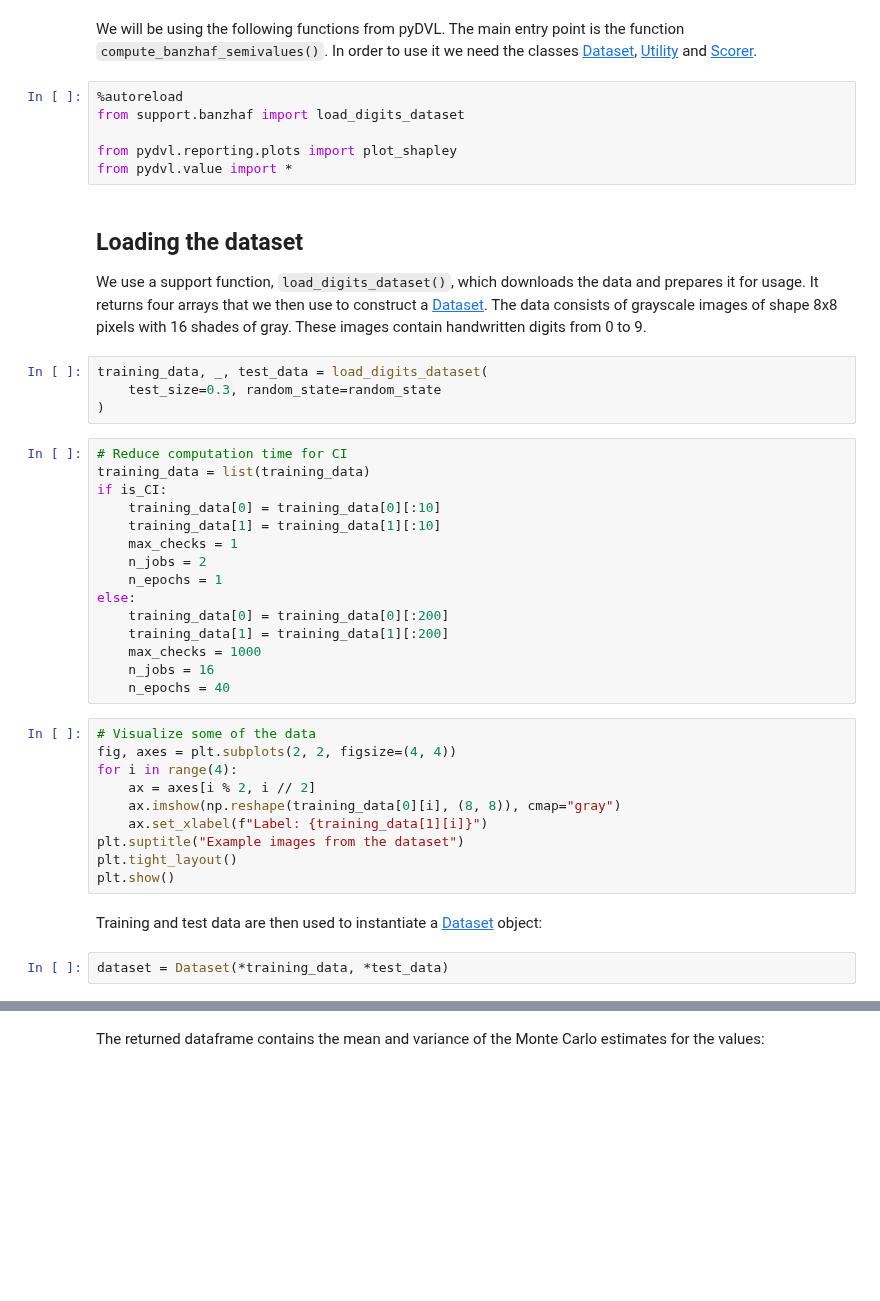
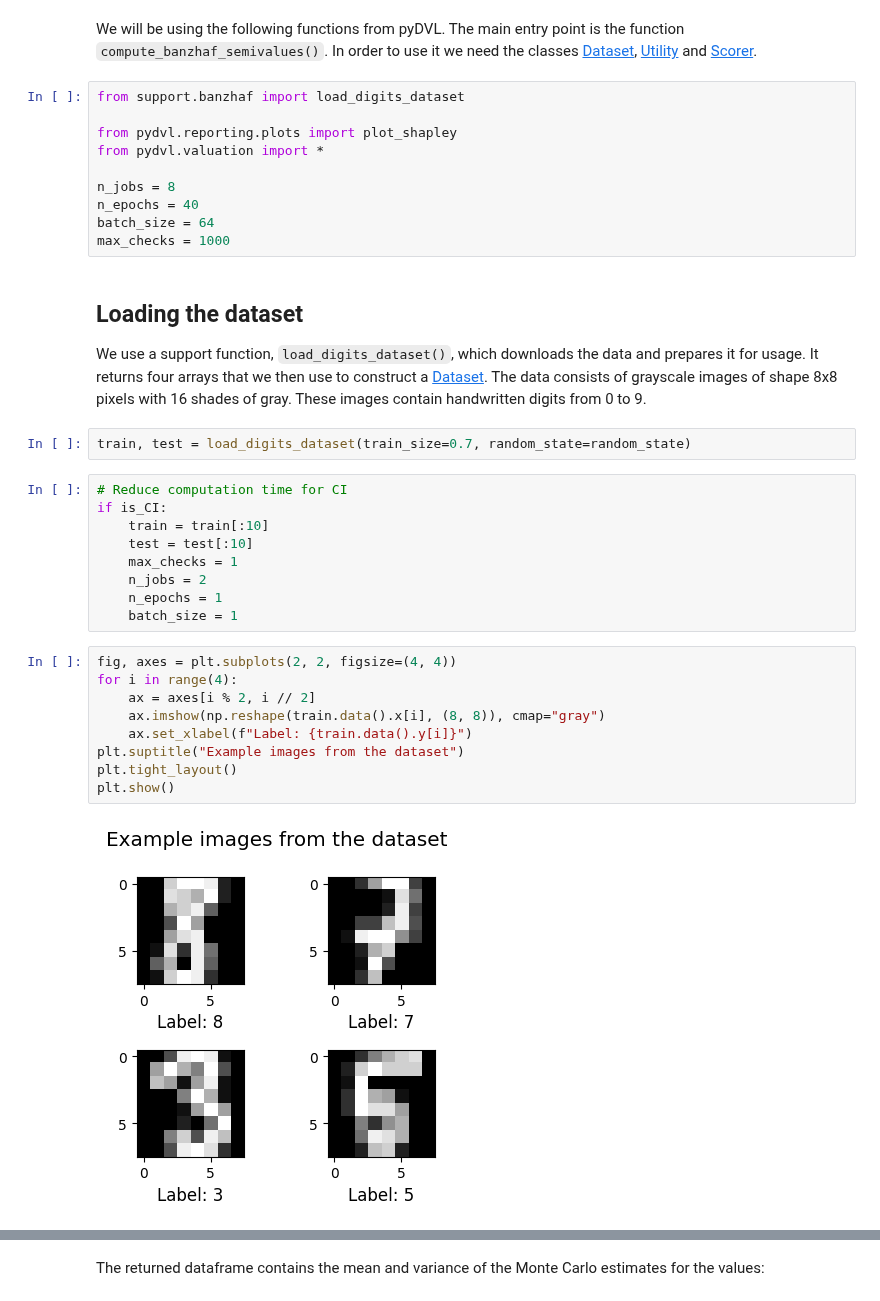
Before and after one commit to aai-institute/pyDVL, a Jupyter notebook: notebooks/msr_banzhaf_digits.ipynb, the cells around one changed output, grey strips where cells are left out. Saved outputs shown, nothing was run; the diff lists cells and outputs as text; blank space fills up the shorter version.

```diff
--- a/notebooks/msr_banzhaf_digits.ipynb
+++ b/notebooks/msr_banzhaf_digits.ipynb
@@ -43,48 +39,41 @@ random.seed(random_state)
 We will be using the following functions from pyDVL. The main entry point is the function `compute_banzhaf_semivalues()`.
 In order to use it we need the classes [Dataset](../../api/pydvl/utils/dataset/#pydvl.utils.dataset.Dataset), [Utility](../../api/pydvl/utils/utility/#pydvl.utils.utility.Utility) and [Scorer](../../api/pydvl/utils/score/#pydvl.utils.score.Scorer).
 # %%
-%autoreload
 from support.banzhaf import load_digits_dataset
 
 from pydvl.reporting.plots import plot_shapley
-from pydvl.value import *
+from pydvl.valuation import *
+
+n_jobs = 8
+n_epochs = 40
+batch_size = 64
+max_checks = 1000
 # %% [markdown]
 ## Loading the dataset
 
 We use a support function, `load_digits_dataset()`, which downloads the data and prepares it for usage. It returns four arrays that we then use to construct a [Dataset](../../api/pydvl/utils/dataset/#pydvl.utils.dataset.Dataset). The data consists of grayscale images of shape 8x8 pixels with 16 shades of gray. These images contain handwritten digits from 0 to 9.
 # %%
-training_data, _, test_data = load_digits_dataset(
-    test_size=0.3, random_state=random_state
-)
+train, test = load_digits_dataset(train_size=0.7, random_state=random_state)
 # %%
 # Reduce computation time for CI
-training_data = list(training_data)
 if is_CI:
-    training_data[0] = training_data[0][:10]
-    training_data[1] = training_data[1][:10]
+    train = train[:10]
+    test = test[:10]
     max_checks = 1
     n_jobs = 2
     n_epochs = 1
-else:
-    training_data[0] = training_data[0][:200]
-    training_data[1] = training_data[1][:200]
-    max_checks = 1000
-    n_jobs = 16
-    n_epochs = 40
+    batch_size = 1
 # %%
-# Visualize some of the data
 fig, axes = plt.subplots(2, 2, figsize=(4, 4))
 for i in range(4):
     ax = axes[i % 2, i // 2]
-    ax.imshow(np.reshape(training_data[0][i], (8, 8)), cmap="gray")
-    ax.set_xlabel(f"Label: {training_data[1][i]}")
+    ax.imshow(np.reshape(train.data().x[i], (8, 8)), cmap="gray")
+    ax.set_xlabel(f"Label: {train.data().y[i]}")
 plt.suptitle("Example images from the dataset")
 plt.tight_layout()
 plt.show()
+# %% [output]
+[figure, added]
-# %% [markdown]
-Training and test data are then used to instantiate a [Dataset](../../api/pydvl/utils/dataset/#pydvl.utils.dataset.Dataset) object:
-# %%
-dataset = Dataset(*training_data, *test_data)
 # %% [markdown]
 ## Creating the utility and computing Banzhaf semivalues
 
```
Also changed, not shown: parts of 10 cells of this notebook.
